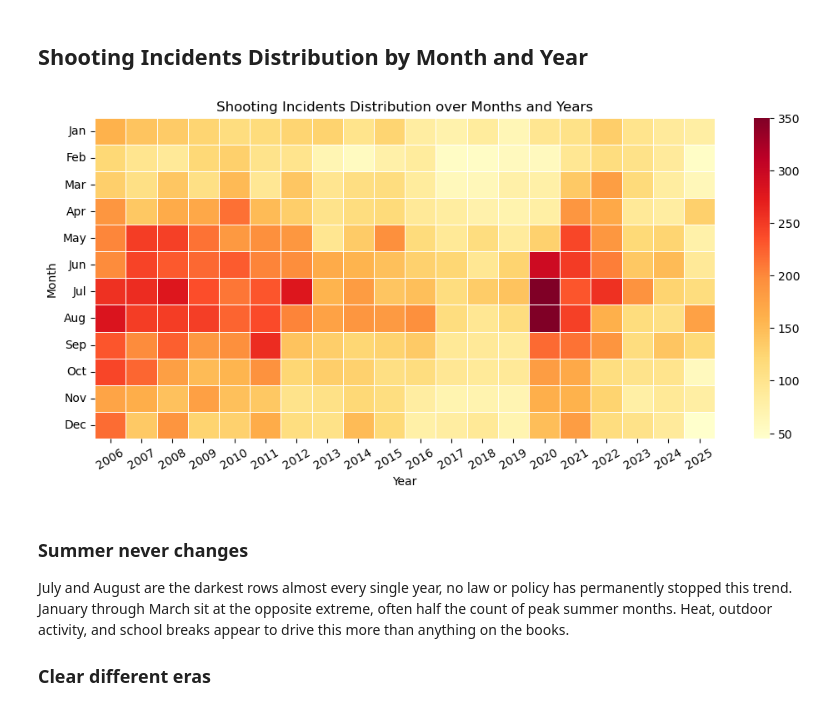
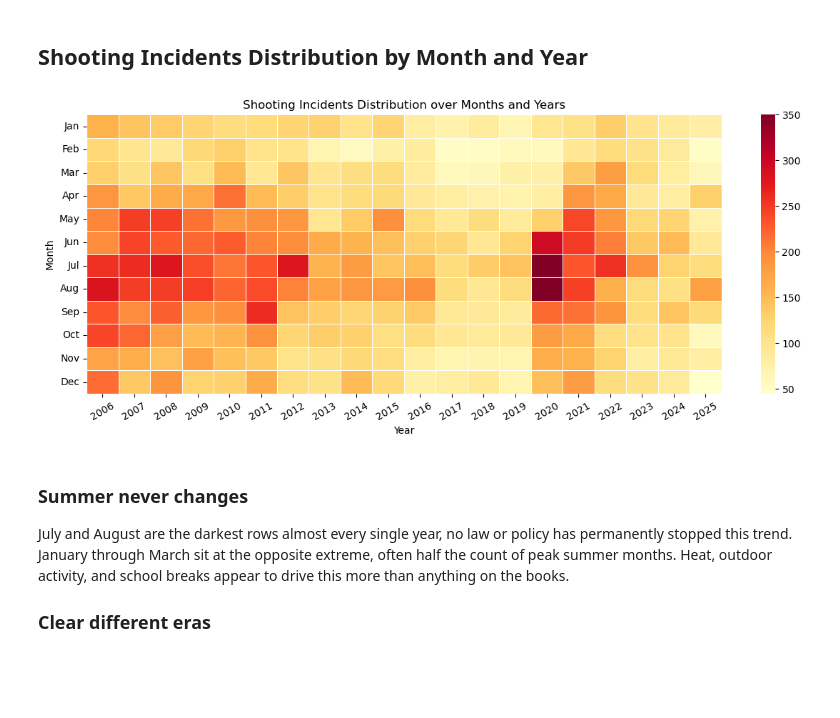
Before and after one commit to karanveerss383/NYC-shootings-analysis, a Jupyter notebook: Analysis/part_data_analysis_singh_karanveer.ipynb, the cells around one changed output. Saved outputs shown, nothing was run; the diff lists cells and outputs as text; code cells hidden in the pictures; blank space fills up the shorter version.

```diff
--- a/Analysis/part_data_analysis_singh_karanveer.ipynb
+++ b/Analysis/part_data_analysis_singh_karanveer.ipynb
@@ -77,27 +79,22 @@ The fastest decline in the dataset. Three things drove it simultaneously:
 **Bottom line-** the laws and policies that moved the line were the ones that disrupted supply and funded community intervention not penalty enhancements alone. COVID proved how fast structural progress can unravel. The 2022–2025 recovery, is comparatively faster, as many of the laws and policies were already in-place.
 # %% [markdown]
 ## Shooting Incidents Distribution by Month and Year
-# %%
-combined_df['4-year-bins'] = pd.cut(combined_df['OCCUR_DATETIME'].dt.year,bins=[(2006+(4*x)) if x != 5 else 2025 for x in range(0,6)],include_lowest=True)
-
-boro_group = combined_df.groupby([combined_df['4-year-bins'],combined_df['BORO']], observed=True, as_index=False)['STAT_MURDER_FLG'].agg(
-    ['count', 'mean']
-    ).rename(columns={'count':'total shooting incidents', 'mean':'total shootings mean with murder'})
 # %%
 month_names = ['Jan', 'Feb', 'Mar', 'Apr', 'May', 'Jun', 'Jul', 'Aug', 'Sep', 'Oct', 'Nov', 'Dec']
 monthly_group = combined_df.groupby([combined_df['OCCUR_DATETIME'].dt.month, combined_df['OCCUR_DATETIME'].dt.year])['STAT_MURDER_FLG'].count().unstack()
 # %%
 fig, ax = plt.subplots(figsize=(12,5))
 sns.heatmap(data=monthly_group, cmap='YlOrRd',linewidth=.5, ax=ax)
 ax.set_xticklabels([int(x) for x in monthly_group.columns], rotation=30)
 ax.set_yticklabels(month_names, rotation=360)
 ax.set_title('Shooting Incidents Distribution over Months and Years')
 ax.set_xlabel('Year')
 ax.set_ylabel('Month')
 
+plt.tight_layout()
 plt.show()
 # %% [output]
-[figure, old version]
+[figure, new version]
 # %% [markdown]
 ### Summer never changes
 July and August are the darkest rows almost every single year, no law or policy has permanently stopped this trend. January through March sit at the opposite extreme, often half the count of peak summer months. Heat, outdoor activity, and school breaks appear to drive this more than anything on the books.
```
Also changed, not shown: parts of 4 cells of this notebook.
